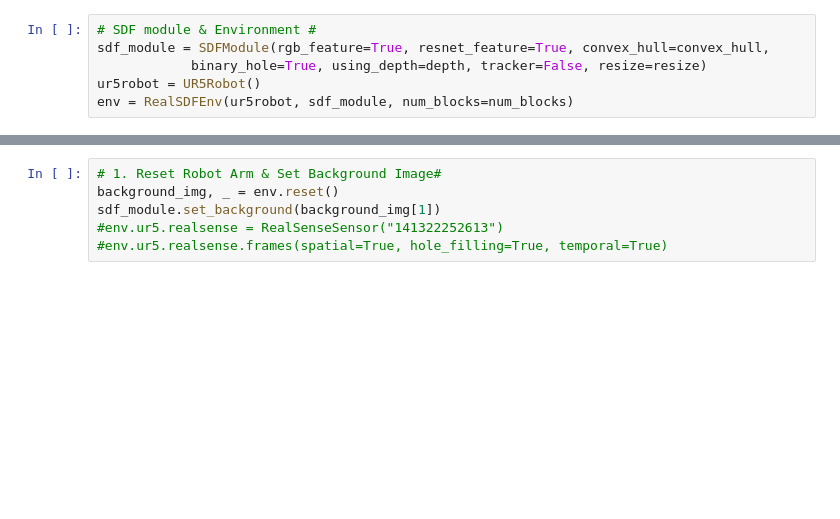
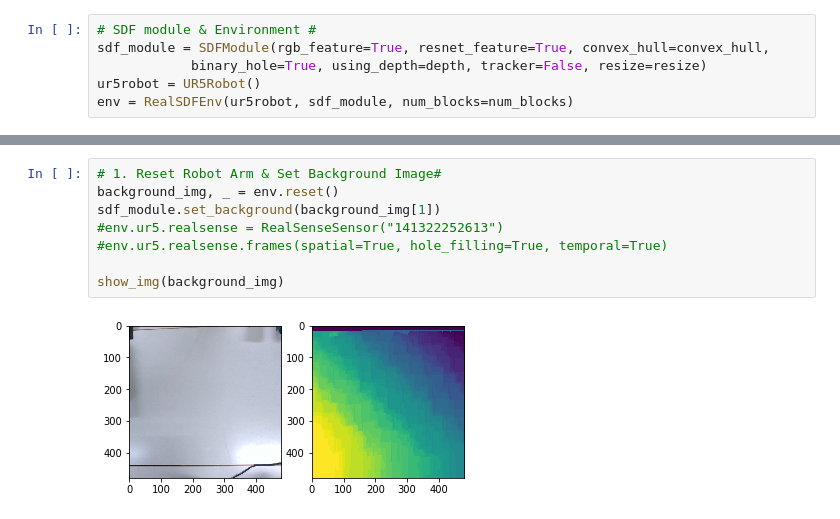
Before and after one commit to hogunkee/ur5_manipulation, a Jupyter notebook: realrobot/test_sdfgcn.ipynb, the cells around one changed output, grey strips where cells are left out. Cells and saved outputs as stored; diff of their text form; blank space fills up the shorter version.

```diff
--- a/realrobot/test_sdfgcn.ipynb
+++ b/realrobot/test_sdfgcn.ipynb
@@ -30,9 +38,13 @@ env = RealSDFEnv(ur5robot, sdf_module, num_blocks=num_blocks)
 # %%
 # 1. Reset Robot Arm & Set Background Image#
 background_img, _ = env.reset()
 sdf_module.set_background(background_img[1])
 #env.ur5.realsense = RealSenseSensor("141322252613")
 #env.ur5.realsense.frames(spatial=True, hole_filling=True, temporal=True)
+
+show_img(background_img)
+# %% [output]
+[figure, added]
 # %%
 # 2. Set Goal Scene #
 env.set_goals()
```
Also changed, not shown: parts of 18 cells of this notebook, 9 other files.
